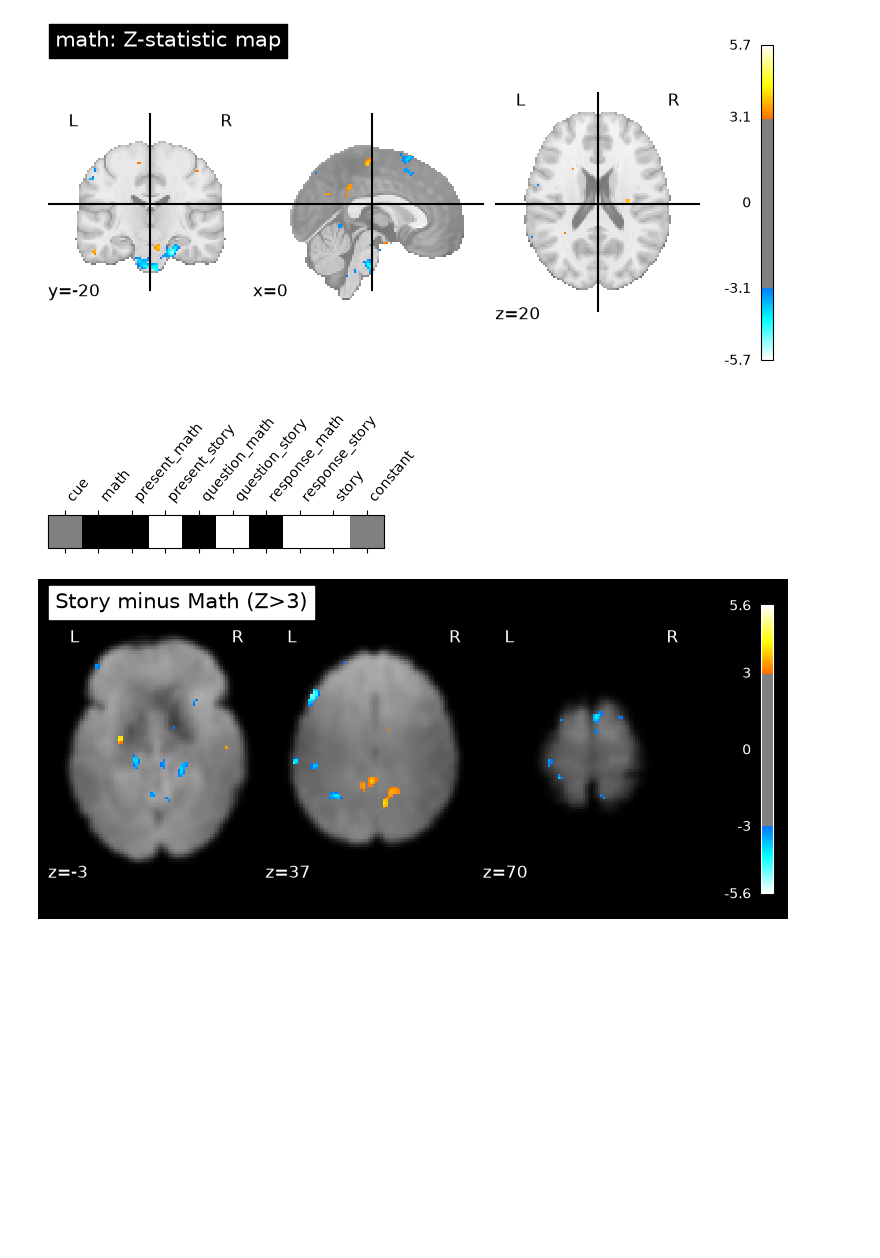
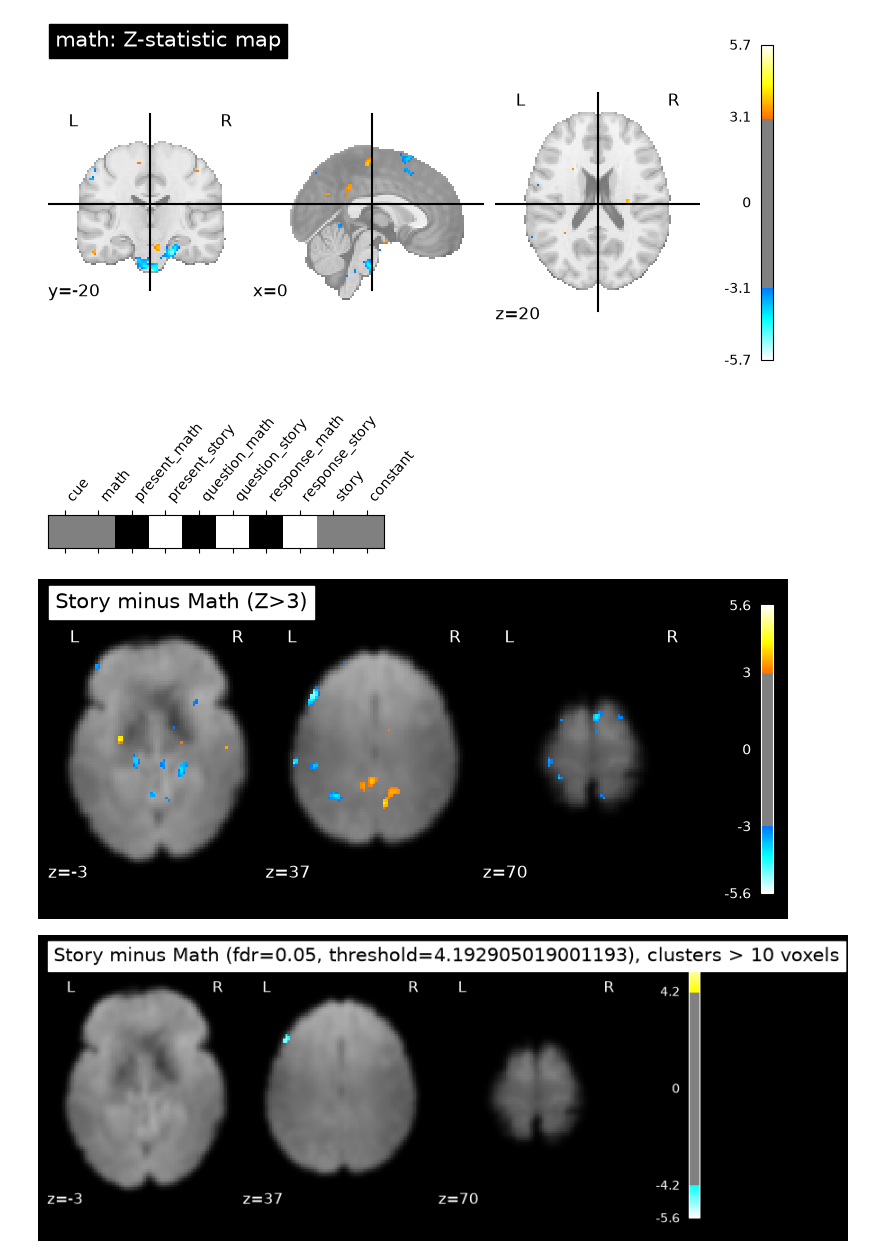
Before and after one commit to nazimov14/NSSP_MiniProjects, a Jupyter notebook: Part1-3_GLM.ipynb, the cells around one changed output. Cells and saved outputs as stored; diff of their text form; code cells hidden in the pictures; blank space fills up the shorter version.

```diff
--- a/Part1-3_GLM.ipynb
+++ b/Part1-3_GLM.ipynb
@@ -188,27 +188,42 @@ for condition in task_conditions:
 # %%
 ########### ACTIVATION MAP GENERATION
 # Create the dictionary of the conditions
 conditions = {
-   'story': np.array([0,0,0,1,0,1,0,1,1,0]),
-    'math':np.array([0,1,1,0,1,0,1,0,0,0]),
+   'story': np.array([0,0,0,1,0,1,0,1,0,0]),
+    'math':np.array([0,0,1,0,1,0,1,0,0,0]),
 }
 
 story_minus_math = conditions['story'] - conditions['math']
 
 from nilearn.plotting import plot_contrast_matrix
 plot_contrast_matrix(story_minus_math, design_matrix=fmri_glm.design_matrices_[0])
 
 z_map = fmri_glm.compute_contrast(story_minus_math, output_type='z_score')
 
 nib.save(z_map, 'z_map_uncorrected.nii.gz')
 
 from nilearn.plotting import plot_stat_map
 from nilearn.image import mean_img
 mean_img_ = mean_img(final_fMRI),
 plot_stat_map(z_map, bg_img=mean_img_[0], threshold=3.0,
               display_mode='z', cut_coords=[-3,37,70], black_bg=True,
               title='Story minus Math (Z>3)')
 plt.show()
+
+from nilearn.glm import threshold_stats_img
+
+cluster_size = 10
+fdr_rate = 0.05
+
+# Here, we apply the FDR correction + threshold
+clean_map, threshold = threshold_stats_img(z_map, alpha=fdr_rate, height_control='fdr', cluster_threshold=cluster_size)
+
+# And this is just to plot here!
+plot_stat_map(clean_map, bg_img=mean_img_[0], threshold=threshold,
+              display_mode='z', cut_coords=[-3,37,70], black_bg=True,
+              title='Story minus Math (fdr={}, threshold={}), clusters > {} voxels'.format(fdr_rate, threshold, cluster_size))
+plt.show()
 # %% [output]
-[figure, old version]
+[figure, new version]
 [figure]
+[figure, added]
```
Also changed, not shown: parts of 1 cell of this notebook.
